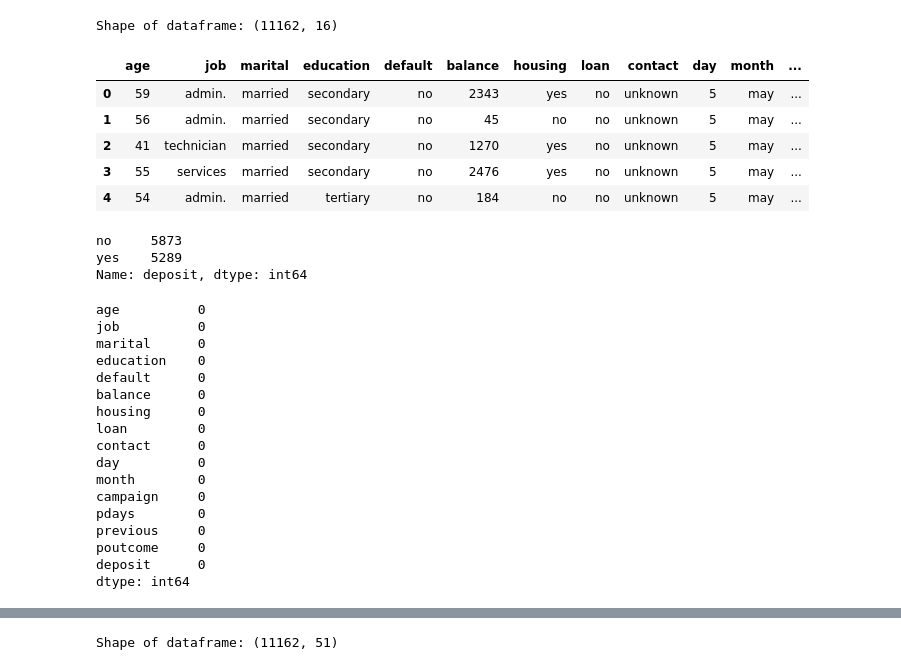
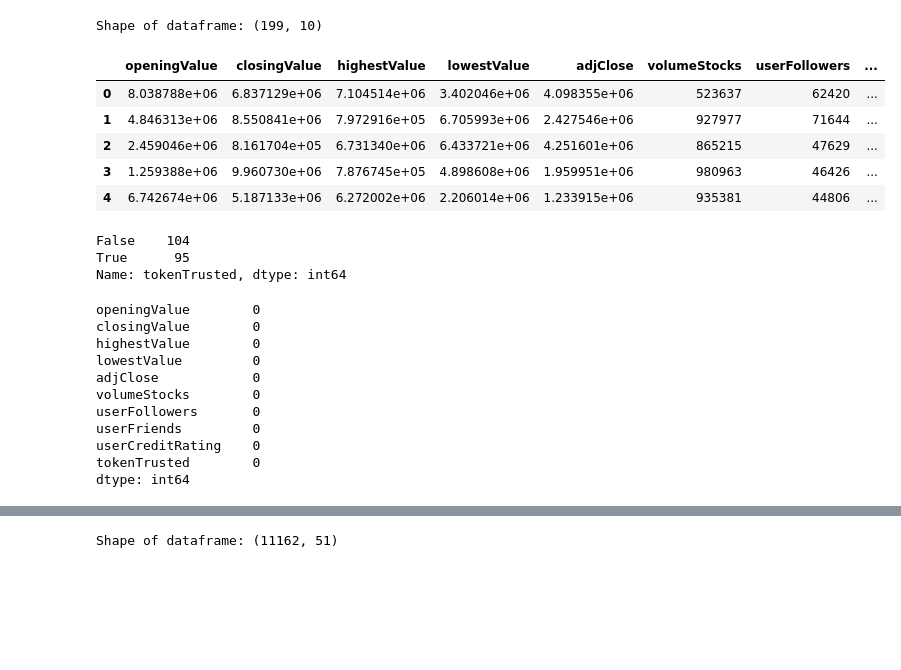
Before and after one commit to nilayamkamila/block-chain-intelligent-machine, a Jupyter notebook: block-chain-machine-learning/block-chain/BlockChainBankDataClassification.ipynb, the cells around one changed output, grey strips where cells are left out. Drawn from its saved outputs; the diff is of its cells as text; code cells hidden in the pictures; blank space fills up the shorter version.

```diff
--- a/block-chain-machine-learning/block-chain/BlockChainBankDataClassification.ipynb
+++ b/block-chain-machine-learning/block-chain/BlockChainBankDataClassification.ipynb
@@ -16,47 +16,46 @@ plt.style.use('seaborn')
 # %%
 # Load dataset
 #df_bank = pd.read_csv('https://raw.githubusercontent.com/rafiag/DTI2020/main/data/bank.csv')
-df_bank = pd.read_csv('data/bank.csv')
+#df_bank = pd.read_csv('data/bank.csv')
+df_bank = pd.read_csv('data/blockchain-kinesis-data-stream-realtime.csv')
 
 # Drop 'duration' column
-df_bank = df_bank.drop('duration', axis=1)
+#df_bank = df_bank.drop('duration', axis=1)
+df_bank = df_bank.drop('currencyId', axis=1)
+df_bank = df_bank.drop('userIdentity', axis=1)
+df_bank = df_bank.drop('certifiedAuthorityTrusted', axis=1)
+df_bank = df_bank.drop('userVerified', axis=1)
 
 # print(df_bank.info())
 print('Shape of dataframe:', df_bank.shape)
 df_bank.head()
 # %% [output]
-Shape of dataframe: (11162, 16)
+Shape of dataframe: (199, 10)
-|  | age | job | marital | education | default | balance | housing | loan | contact | day | month | ... |
-| 0 | 59 | admin. | married | secondary | no | 2343 | yes | no | unknown | 5 | may | ... |
-| 1 | 56 | admin. | married | secondary | no | 45 | no | no | unknown | 5 | may | ... |
-| 2 | 41 | technician | married | secondary | no | 1270 | yes | no | unknown | 5 | may | ... |
-| 3 | 55 | services | married | secondary | no | 2476 | yes | no | unknown | 5 | may | ... |
-| 4 | 54 | admin. | married | tertiary | no | 184 | no | no | unknown | 5 | may | ... |
+|  | openingValue | closingValue | highestValue | lowestValue | adjClose | volumeStocks | userFollowers | ... |
+| 0 | 8.038788e+06 | 6.837129e+06 | 7.104514e+06 | 3.402046e+06 | 4.098355e+06 | 523637 | 62420 | ... |
+| 1 | 4.846313e+06 | 8.550841e+06 | 7.972916e+05 | 6.705993e+06 | 2.427546e+06 | 927977 | 71644 | ... |
+| 2 | 2.459046e+06 | 8.161704e+05 | 6.731340e+06 | 6.433721e+06 | 4.251601e+06 | 865215 | 47629 | ... |
+| 3 | 1.259388e+06 | 9.960730e+06 | 7.876745e+05 | 4.898608e+06 | 1.959951e+06 | 980963 | 46426 | ... |
+| 4 | 6.742674e+06 | 5.187133e+06 | 6.272002e+06 | 2.206014e+06 | 1.233915e+06 | 935381 | 44806 | ... |
 # %%
-df_bank['deposit'].value_counts()
+df_bank['tokenTrusted'].value_counts()
 # %% [output]
-no     5873
-yes    5289
-Name: deposit, dtype: int64
+False    104
+True      95
+Name: tokenTrusted, dtype: int64
 # %%
 df_bank.isnull().sum()
 # %% [output]
-age          0
-job          0
-marital      0
-education    0
-default      0
-balance      0
-housing      0
-loan         0
-contact      0
-day          0
-month        0
-campaign     0
-pdays        0
-previous     0
-poutcome     0
-deposit      0
+openingValue        0
+closingValue        0
+highestValue        0
+lowestValue         0
+adjClose            0
+volumeStocks        0
+userFollowers       0
+userFriends         0
+userCreditRating    0
+tokenTrusted        0
 dtype: int64
 # %%
 from sklearn.preprocessing import StandardScaler
```
Also changed, not shown: parts of 1 cell of this notebook, 7 other files.
